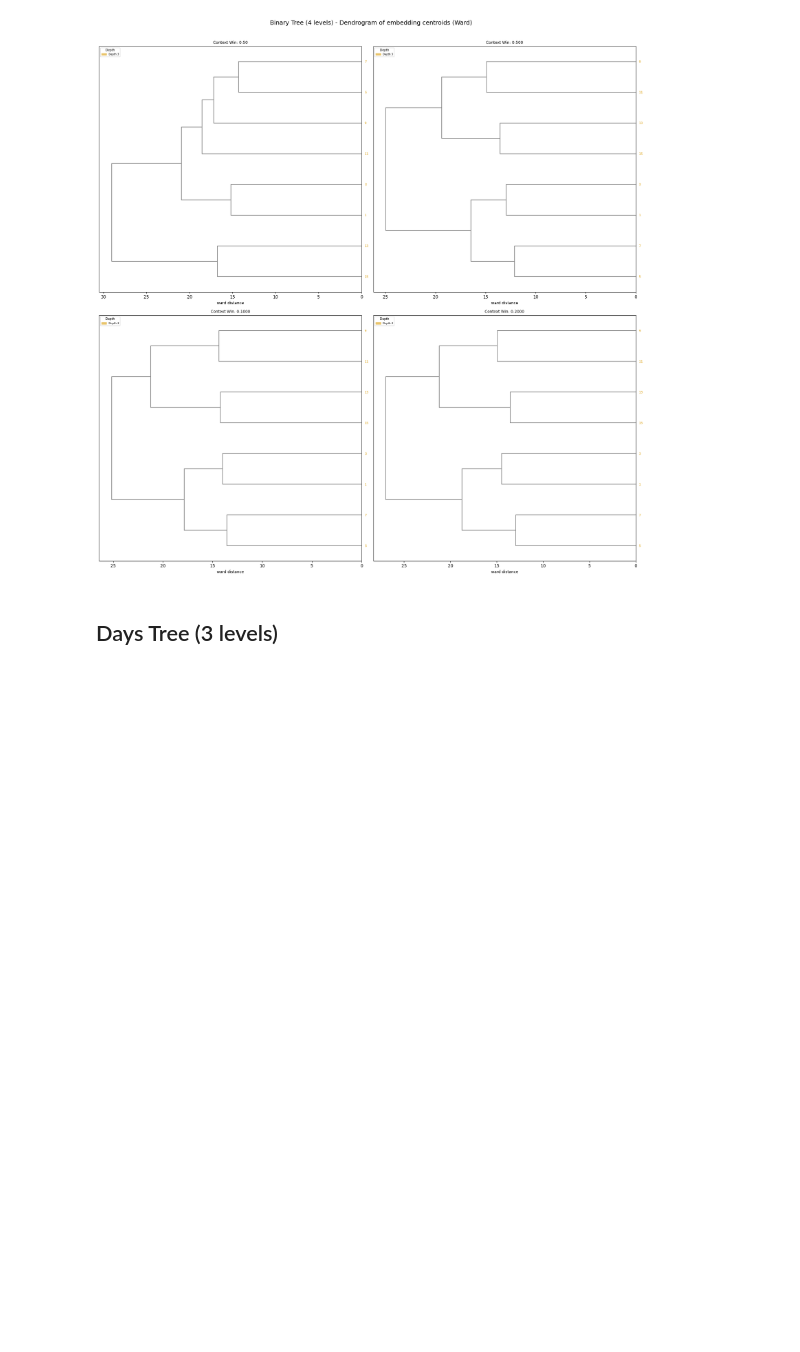
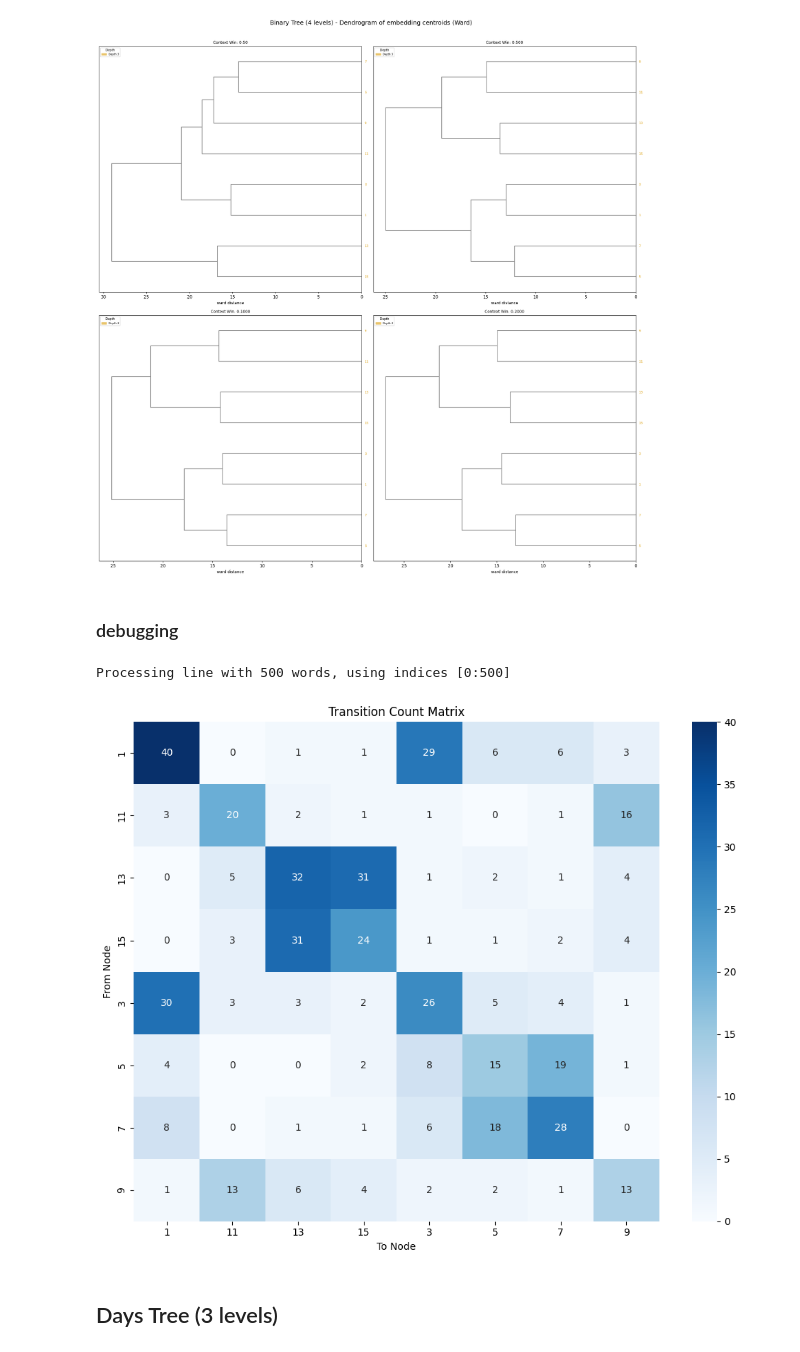
Before and after one commit to Project-Hindenburg/hico, a Jupyter notebook: notebooks/plot_trees.ipynb, the cells around one changed output. Cells and saved outputs as stored; diff of their text form; code cells hidden in the pictures; blank space fills up the shorter version.

Commit message:
debug ex4.2

```diff
--- a/notebooks/plot_trees.ipynb
+++ b/notebooks/plot_trees.ipynb
@@ -468,3 +468,5 @@ Processing context length: 500
 Processing context length: 1000
 Processing context length: 2000
 [figure]
+# %% [markdown]
+### debugging
@@ -471,3 +475,10 @@ Processing context length: 2000
+# %%
+_,_,_ = process_rw_file(
+    "../data/one_random_walk/only_leaves_tree/tree_only_leaves_one_rw_2000.txt",
+    endpoint=500)
+# %% [output]
+Processing line with 500 words, using indices [0:500]
+[figure, added]
 # %% [markdown]
 ## Days Tree (3 levels)
 # %%
```
Also changed, not shown: parts of 1 cell of this notebook.
